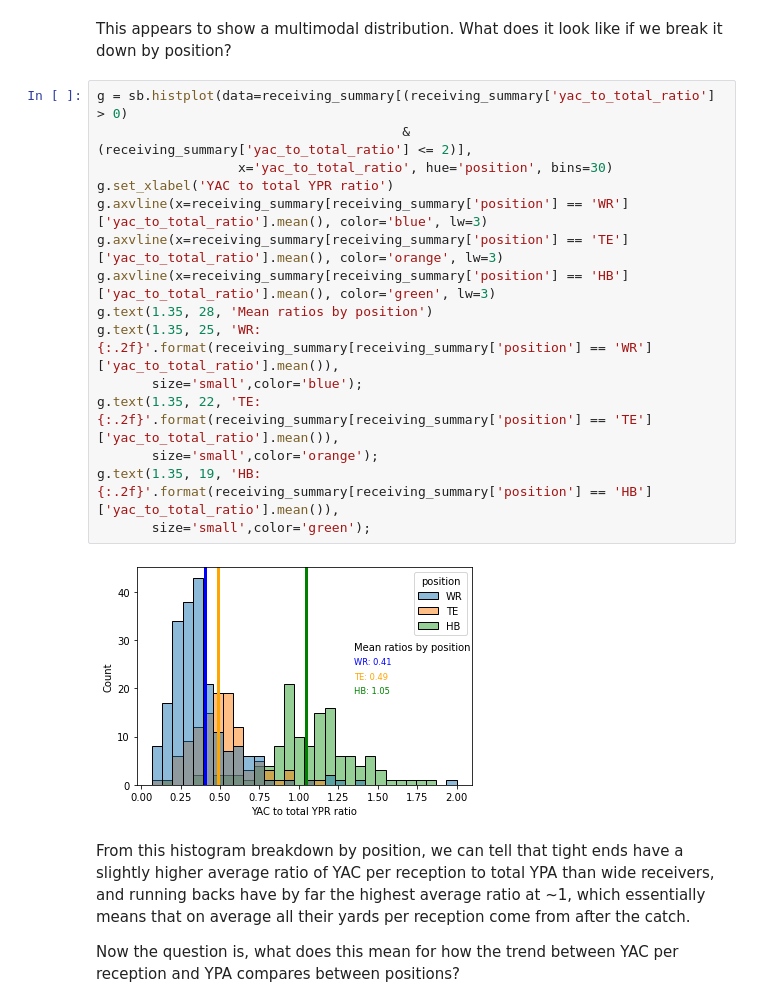
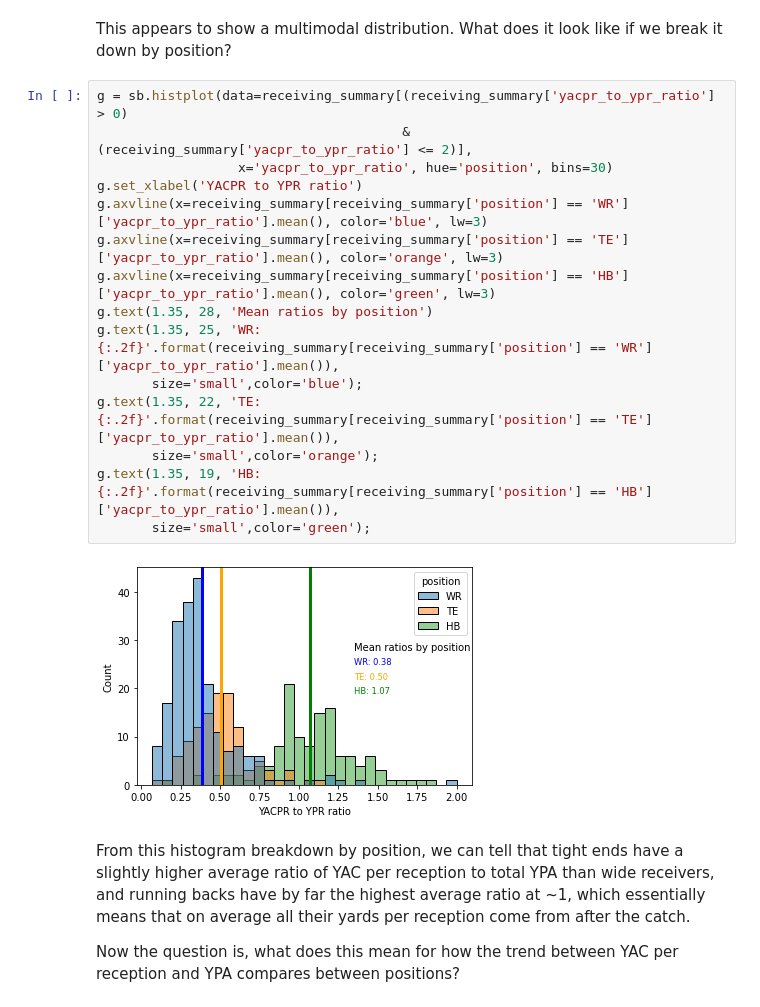
Before and after one commit to kchander92/NYCDSA-Data-Analysis-Project, a Jupyter notebook: Data Analysis Project Krishnan Chander.ipynb, the cells around one changed output. Saved outputs shown, nothing was run; the diff lists cells and outputs as text.

```diff
--- a/Data Analysis Project Krishnan Chander.ipynb
+++ b/Data Analysis Project Krishnan Chander.ipynb
@@ -182,22 +182,22 @@ g.set_xlabel('YAC to total YPA ratio');
 # %% [markdown]
 This appears to show a multimodal distribution. What does it look like if we break it down by position?
 # %%
-g = sb.histplot(data=receiving_summary[(receiving_summary['yac_to_total_ratio'] > 0)
-                                       & (receiving_summary['yac_to_total_ratio'] <= 2)],
-                  x='yac_to_total_ratio', hue='position', bins=30)
-g.set_xlabel('YAC to total YPR ratio')
-g.axvline(x=receiving_summary[receiving_summary['position'] == 'WR']['yac_to_total_ratio'].mean(), color='blue', lw=3)
-g.axvline(x=receiving_summary[receiving_summary['position'] == 'TE']['yac_to_total_ratio'].mean(), color='orange', lw=3)
-g.axvline(x=receiving_summary[receiving_summary['position'] == 'HB']['yac_to_total_ratio'].mean(), color='green', lw=3)
+g = sb.histplot(data=receiving_summary[(receiving_summary['yacpr_to_ypr_ratio'] > 0)
+                                       & (receiving_summary['yacpr_to_ypr_ratio'] <= 2)],
+                  x='yacpr_to_ypr_ratio', hue='position', bins=30)
+g.set_xlabel('YACPR to YPR ratio')
+g.axvline(x=receiving_summary[receiving_summary['position'] == 'WR']['yacpr_to_ypr_ratio'].mean(), color='blue', lw=3)
+g.axvline(x=receiving_summary[receiving_summary['position'] == 'TE']['yacpr_to_ypr_ratio'].mean(), color='orange', lw=3)
+g.axvline(x=receiving_summary[receiving_summary['position'] == 'HB']['yacpr_to_ypr_ratio'].mean(), color='green', lw=3)
 g.text(1.35, 28, 'Mean ratios by position')
-g.text(1.35, 25, 'WR: {:.2f}'.format(receiving_summary[receiving_summary['position'] == 'WR']['yac_to_total_ratio'].mean()),
+g.text(1.35, 25, 'WR: {:.2f}'.format(receiving_summary[receiving_summary['position'] == 'WR']['yacpr_to_ypr_ratio'].mean()),
        size='small',color='blue');
-g.text(1.35, 22, 'TE: {:.2f}'.format(receiving_summary[receiving_summary['position'] == 'TE']['yac_to_total_ratio'].mean()),
+g.text(1.35, 22, 'TE: {:.2f}'.format(receiving_summary[receiving_summary['position'] == 'TE']['yacpr_to_ypr_ratio'].mean()),
        size='small',color='orange');
-g.text(1.35, 19, 'HB: {:.2f}'.format(receiving_summary[receiving_summary['position'] == 'HB']['yac_to_total_ratio'].mean()),
+g.text(1.35, 19, 'HB: {:.2f}'.format(receiving_summary[receiving_summary['position'] == 'HB']['yacpr_to_ypr_ratio'].mean()),
        size='small',color='green');
 # %% [output]
-[figure, old version]
+[figure, new version]
 # %% [markdown]
 From this histogram breakdown by position, we can tell that tight ends have a slightly higher average ratio of YAC per reception to total YPA than wide receivers, and running backs have by far the highest average ratio at ~1, which essentially means that on average all their yards per reception come from after the catch.
 
```
Also changed, not shown: parts of 36 cells of this notebook.
